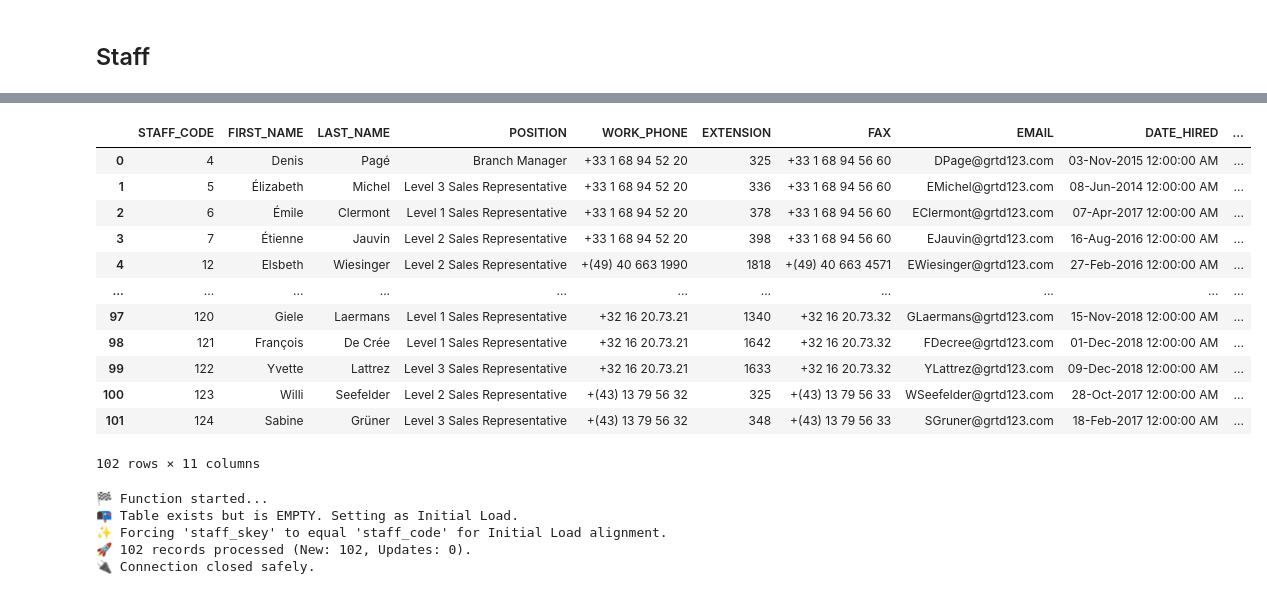
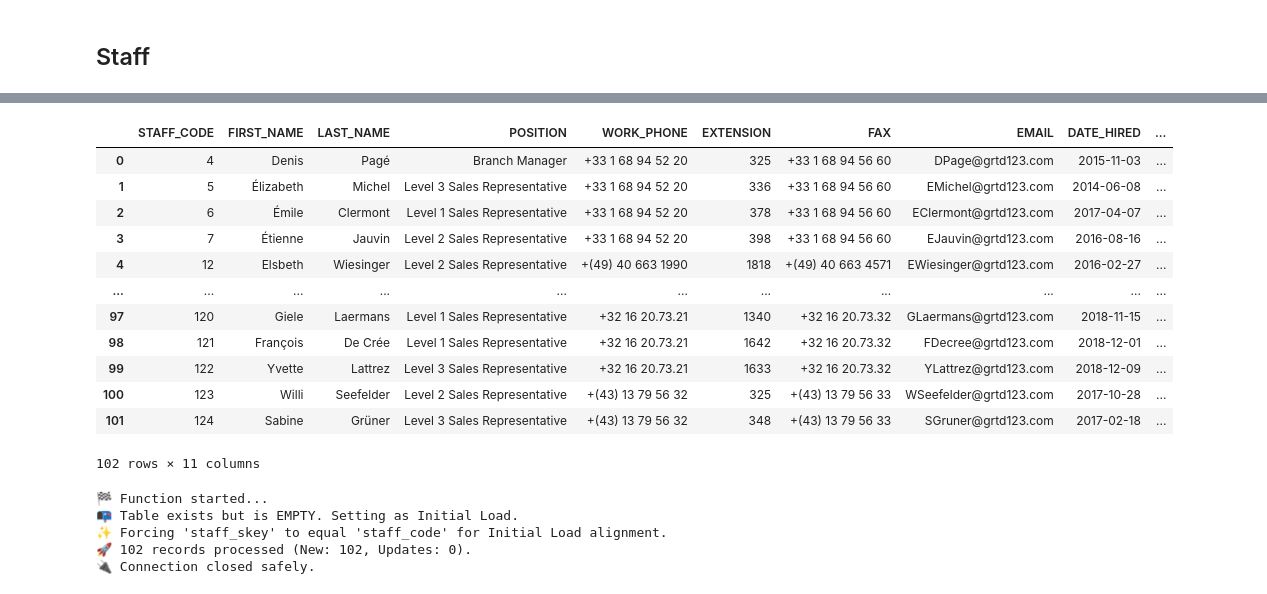
Before and after one commit to SebEmmen/GreatOutdoors, a Jupyter notebook: Warehouse.ipynb, the cells around one changed output, grey strips where cells are left out. Cells and saved outputs as stored; diff of their text form; code cells hidden in the pictures.

Commit message:
Fixed date issue in PowerBI

```diff
--- a/Warehouse.ipynb
+++ b/Warehouse.ipynb
@@ -991,44 +994,51 @@ unique_staff_cols = [col for col in df_sales_staff.columns
 
 # 2. Merge only with those specific columns
 df_staff_final = pd.merge(
     df_sales_representative,
     df_sales_staff[unique_staff_cols],
     on='STAFF_CODE',
     how='left'
 )
 
 df_staff_final = df_staff_final.rename(columns={
     'POSITION_EN': 'POSITION'
 })
 
+# Force Pandas to parse the text dates using the exact format matching your data
+df_staff_final['DATE_HIRED'] = pd.to_datetime(
+    df_staff_final['DATE_HIRED'],
+    format='%d-%b-%Y %I:%M:%S %p',
+    errors='coerce'
+)
+
 
 df_staff_final = df_staff_final[[
     'STAFF_CODE',
     'FIRST_NAME',
     'LAST_NAME',
     'POSITION',
     'WORK_PHONE',
     'EXTENSION',
     'FAX',
     'EMAIL',
     'DATE_HIRED',
     'SALES_CODE',
     'MANAGER_CODE'
 ]]
 df_staff_final
 # %% [output]
 |  | STAFF_CODE | FIRST_NAME | LAST_NAME | POSITION | WORK_PHONE | EXTENSION | FAX | EMAIL | DATE_HIRED | ... |
-| 0 | 4 | Denis | Pagé | Branch Manager | +33 1 68 94 52 20 | 325 | +33 1 68 94 56 60 | DPage@grtd123.com | 03-Nov-2015 12:00:00 AM | ... |
-| 1 | 5 | Élizabeth | Michel | Level 3 Sales Representative | +33 1 68 94 52 20 | 336 | +33 1 68 94 56 60 | EMichel@grtd123.com | 08-Jun-2014 12:00:00 AM | ... |
-| 2 | 6 | Émile | Clermont | Level 1 Sales Representative | +33 1 68 94 52 20 | 378 | +33 1 68 94 56 60 | EClermont@grtd123.com | 07-Apr-2017 12:00:00 AM | ... |
-| 3 | 7 | Étienne | Jauvin | Level 2 Sales Representative | +33 1 68 94 52 20 | 398 | +33 1 68 94 56 60 | EJauvin@grtd123.com | 16-Aug-2016 12:00:00 AM | ... |
-| 4 | 12 | Elsbeth | Wiesinger | Level 2 Sales Representative | +(49) 40 663 1990 | 1818 | +(49) 40 663 4571 | EWiesinger@grtd123.com | 27-Feb-2016 12:00:00 AM | ... |
+| 0 | 4 | Denis | Pagé | Branch Manager | +33 1 68 94 52 20 | 325 | +33 1 68 94 56 60 | DPage@grtd123.com | 2015-11-03 | ... |
+| 1 | 5 | Élizabeth | Michel | Level 3 Sales Representative | +33 1 68 94 52 20 | 336 | +33 1 68 94 56 60 | EMichel@grtd123.com | 2014-06-08 | ... |
+| 2 | 6 | Émile | Clermont | Level 1 Sales Representative | +33 1 68 94 52 20 | 378 | +33 1 68 94 56 60 | EClermont@grtd123.com | 2017-04-07 | ... |
+| 3 | 7 | Étienne | Jauvin | Level 2 Sales Representative | +33 1 68 94 52 20 | 398 | +33 1 68 94 56 60 | EJauvin@grtd123.com | 2016-08-16 | ... |
+| 4 | 12 | Elsbeth | Wiesinger | Level 2 Sales Representative | +(49) 40 663 1990 | 1818 | +(49) 40 663 4571 | EWiesinger@grtd123.com | 2016-02-27 | ... |
 | ... | ... | ... | ... | ... | ... | ... | ... | ... | ... | ... |
-| 97 | 120 | Giele | Laermans | Level 1 Sales Representative | +32 16 20.73.21 | 1340 | +32 16 20.73.32 | GLaermans@grtd123.com | 15-Nov-2018 12:00:00 AM | ... |
-| 98 | 121 | François | De Crée | Level 1 Sales Representative | +32 16 20.73.21 | 1642 | +32 16 20.73.32 | FDecree@grtd123.com | 01-Dec-2018 12:00:00 AM | ... |
-| 99 | 122 | Yvette | Lattrez | Level 3 Sales Representative | +32 16 20.73.21 | 1633 | +32 16 20.73.32 | YLattrez@grtd123.com | 09-Dec-2018 12:00:00 AM | ... |
-| 100 | 123 | Willi | Seefelder | Level 2 Sales Representative | +(43) 13 79 56 32 | 325 | +(43) 13 79 56 33 | WSeefelder@grtd123.com | 28-Oct-2017 12:00:00 AM | ... |
-| 101 | 124 | Sabine | Grüner | Level 3 Sales Representative | +(43) 13 79 56 32 | 348 | +(43) 13 79 56 33 | SGruner@grtd123.com | 18-Feb-2017 12:00:00 AM | ... |
+| 97 | 120 | Giele | Laermans | Level 1 Sales Representative | +32 16 20.73.21 | 1340 | +32 16 20.73.32 | GLaermans@grtd123.com | 2018-11-15 | ... |
+| 98 | 121 | François | De Crée | Level 1 Sales Representative | +32 16 20.73.21 | 1642 | +32 16 20.73.32 | FDecree@grtd123.com | 2018-12-01 | ... |
+| 99 | 122 | Yvette | Lattrez | Level 3 Sales Representative | +32 16 20.73.21 | 1633 | +32 16 20.73.32 | YLattrez@grtd123.com | 2018-12-09 | ... |
+| 100 | 123 | Willi | Seefelder | Level 2 Sales Representative | +(43) 13 79 56 32 | 325 | +(43) 13 79 56 33 | WSeefelder@grtd123.com | 2017-10-28 | ... |
+| 101 | 124 | Sabine | Grüner | Level 3 Sales Representative | +(43) 13 79 56 32 | 348 | +(43) 13 79 56 33 | SGruner@grtd123.com | 2017-02-18 | ... |
 102 rows × 11 columns
 # %%
 import sqlite3
```
Also changed, not shown: parts of 8 cells of this notebook, 3 other files.
